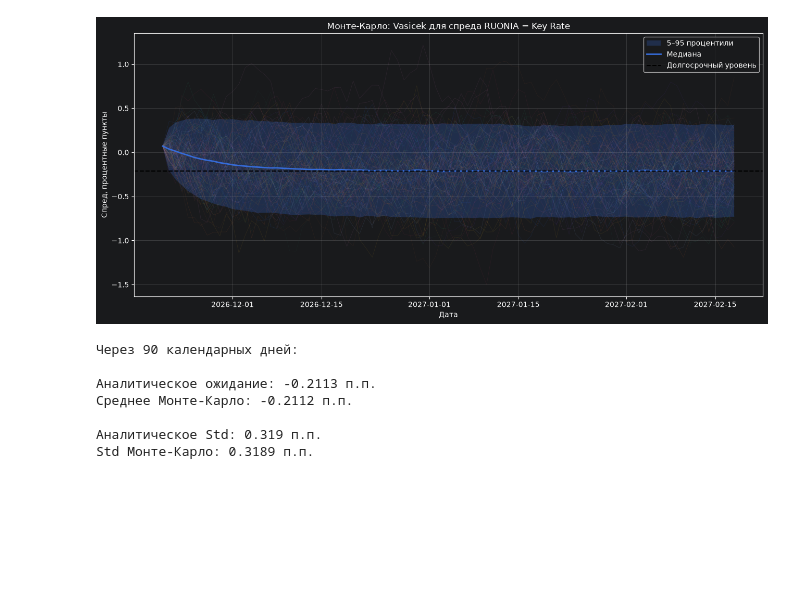
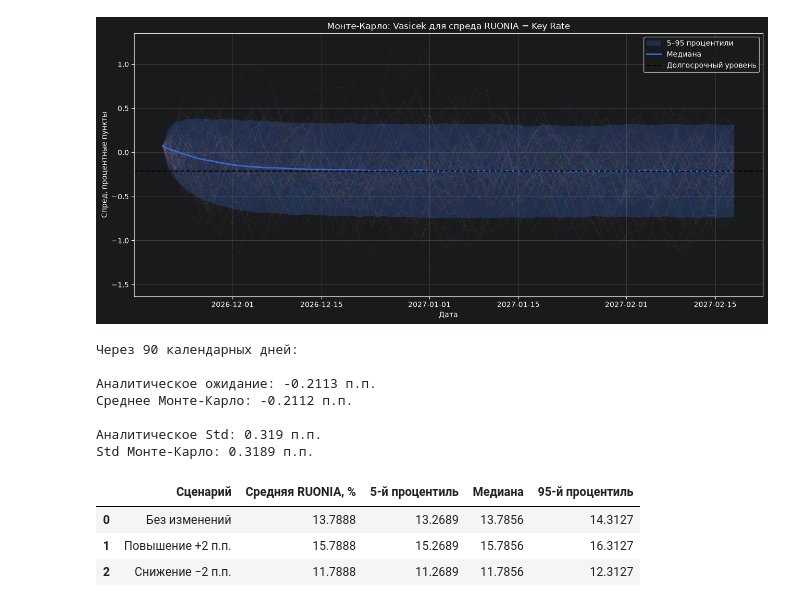
Before and after one commit to blbl-blbl/russian-interest-rate-models, a Jupyter notebook: notebooks/04_vasicek_monte_carlo.ipynb, the cells around one changed output. Saved outputs shown, nothing was run; the diff lists cells and outputs as text; code cells hidden in the pictures; blank space fills up the shorter version.

```diff
--- a/notebooks/04_vasicek_monte_carlo.ipynb
+++ b/notebooks/04_vasicek_monte_carlo.ipynb
@@ -175,3 +175,50 @@ print("Std Монте-Карло:",
 
 Аналитическое Std: 0.319 п.п.
 Std Монте-Карло: 0.3189 п.п.
+# %%
+days = np.arange(horizon_days + 1)
+
+key_scenarios = {
+    "Без изменений": np.full(
+        len(dates), key0
+    ),
+
+    "Повышение +2 п.п.": (
+        key0 + 2 * (days >= 30)
+    ),
+
+    "Снижение −2 п.п.": (
+        key0 - 2 * (days >= 30)
+    ),
+}
+
+ruonia_scenarios = {}
+
+for name, key_path in key_scenarios.items():
+    # spread_paths уже выражены в п.п.
+    ruonia_scenarios[name] = (
+        key_path[:, None] + spread_paths
+    )
+
+# Итоговое распределение через 90 дней
+results = []
+
+for name, scenario_paths in ruonia_scenarios.items():
+    final_rates = scenario_paths[-1]
+
+    results.append({
+        "Сценарий": name,
+        "Средняя RUONIA, %": final_rates.mean(),
+        "5-й процентиль": np.quantile(final_rates, 0.05),
+        "Медиана": np.median(final_rates),
+        "95-й процентиль": np.quantile(final_rates, 0.95),
+    })
+
+scenario_results = pd.DataFrame(results)
+
+display(scenario_results.round(4))
+# %% [output]
+|  | Сценарий | Средняя RUONIA, % | 5-й процентиль | Медиана | 95-й процентиль |
+| 0 | Без изменений | 13.7888 | 13.2689 | 13.7856 | 14.3127 |
+| 1 | Повышение +2 п.п. | 15.7888 | 15.2689 | 15.7856 | 16.3127 |
+| 2 | Снижение −2 п.п. | 11.7888 | 11.2689 | 11.7856 | 12.3127 |
```
Also changed, not shown: parts of 1 cell of this notebook.
